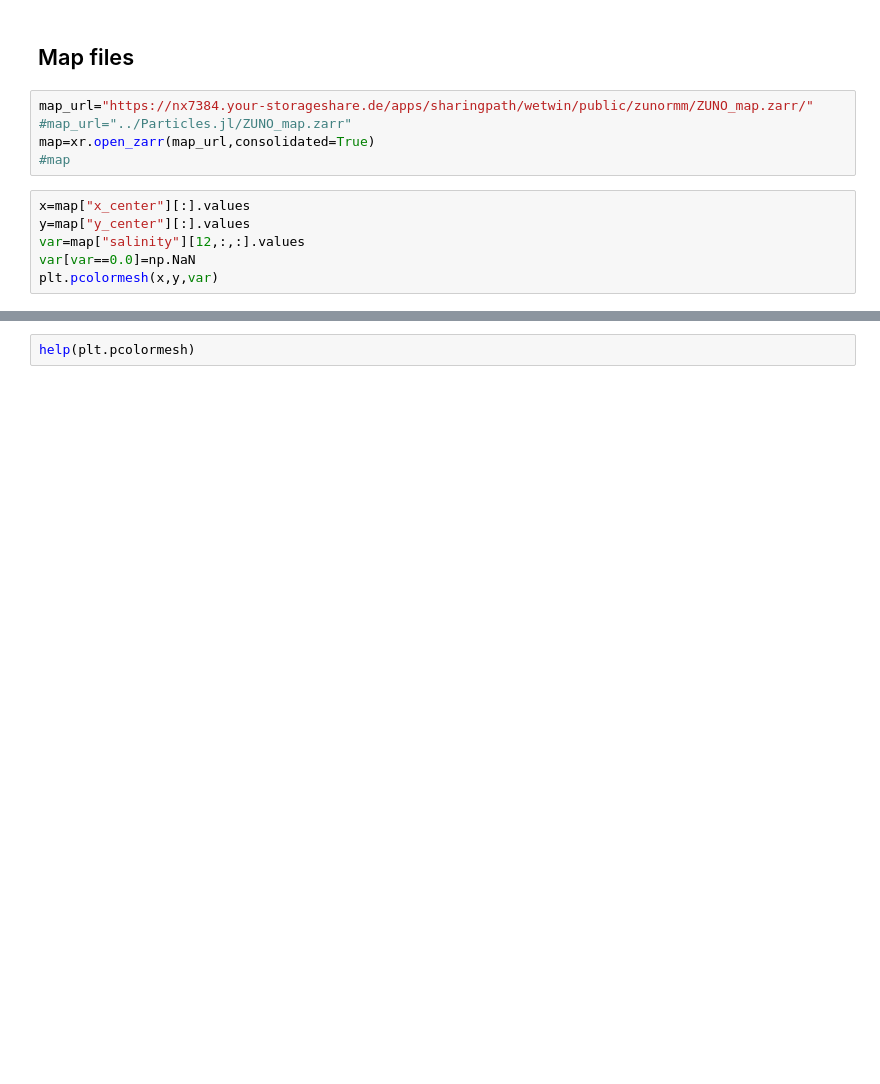
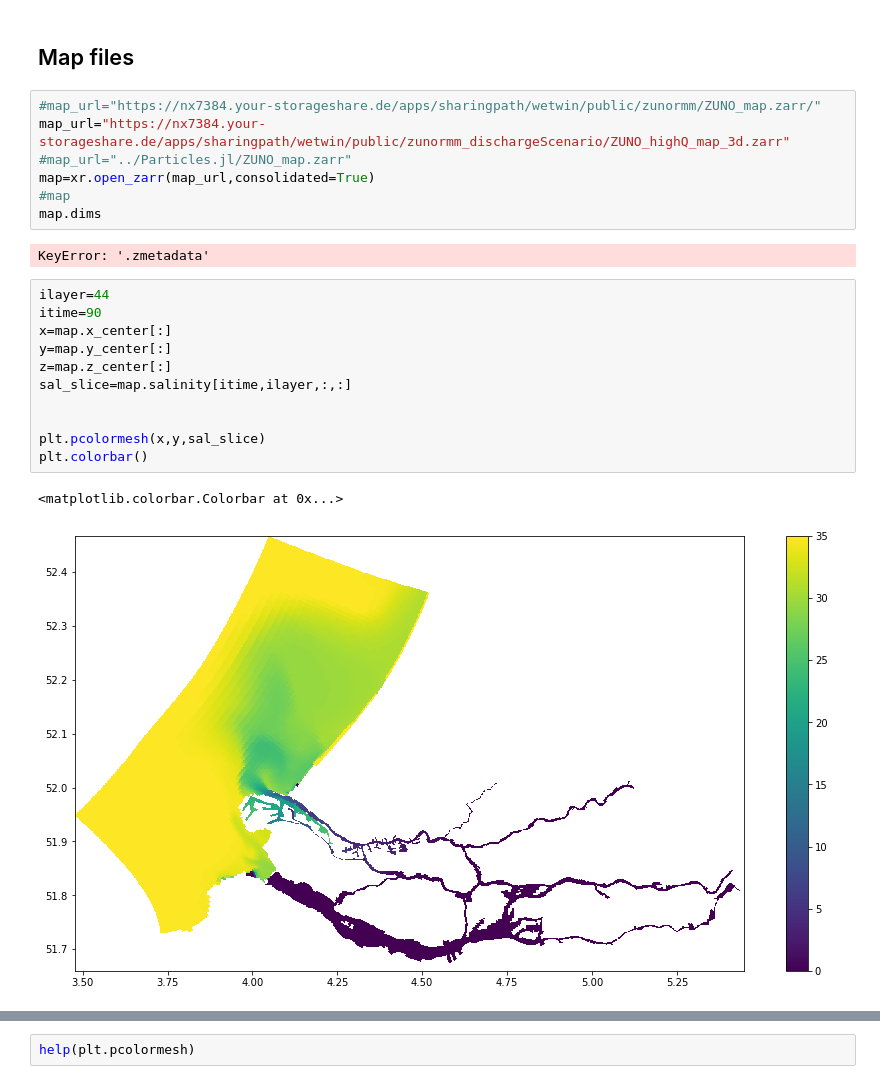
Before and after one commit to robot144/wetwin, a Jupyter notebook: zunormm_data.ipynb, the cells around one changed output, grey strips where cells are left out. Saved outputs shown, nothing was run; the diff lists cells and outputs as text; blank space fills up the shorter version.

```diff
--- a/zunormm_data.ipynb
+++ b/zunormm_data.ipynb
@@ -18,13 +21,25 @@ plt.plot(his.time[:],his.waterlevel[:,iloc])
 # %% [markdown]
 ## Map files
 # %%
-map_url="https://nx7384.your-storageshare.de/apps/sharingpath/wetwin/public/zunormm/ZUNO_map.zarr/"
+#map_url="https://nx7384.your-storageshare.de/apps/sharingpath/wetwin/public/zunormm/ZUNO_map.zarr/"
+map_url="https://nx7384.your-storageshare.de/apps/sharingpath/wetwin/public/zunormm_dischargeScenario/ZUNO_highQ_map_3d.zarr"
 #map_url="../Particles.jl/ZUNO_map.zarr"
 map=xr.open_zarr(map_url,consolidated=True)
 #map
+map.dims
+# %% [output]
+KeyError: '.zmetadata'
-# %%
-x=map["x_center"][:].values
-y=map["y_center"][:].values
-var=map["salinity"][12,:,:].values
-var[var==0.0]=np.NaN
-plt.pcolormesh(x,y,var)
+# %%
+ilayer=44
+itime=90
+x=map.x_center[:]
+y=map.y_center[:]
+z=map.z_center[:]
+sal_slice=map.salinity[itime,ilayer,:,:]
+
+
+plt.pcolormesh(x,y,sal_slice)
+plt.colorbar()
+# %% [output]
+<matplotlib.colorbar.Colorbar at 0x...>
+[figure, added]
```
Also changed, not shown: parts of 2 cells of this notebook.
